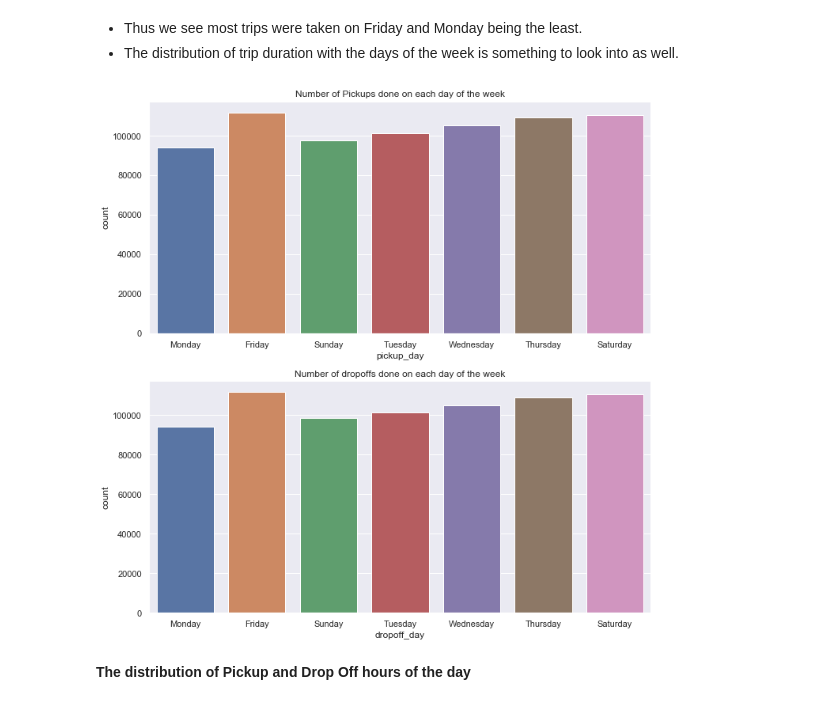
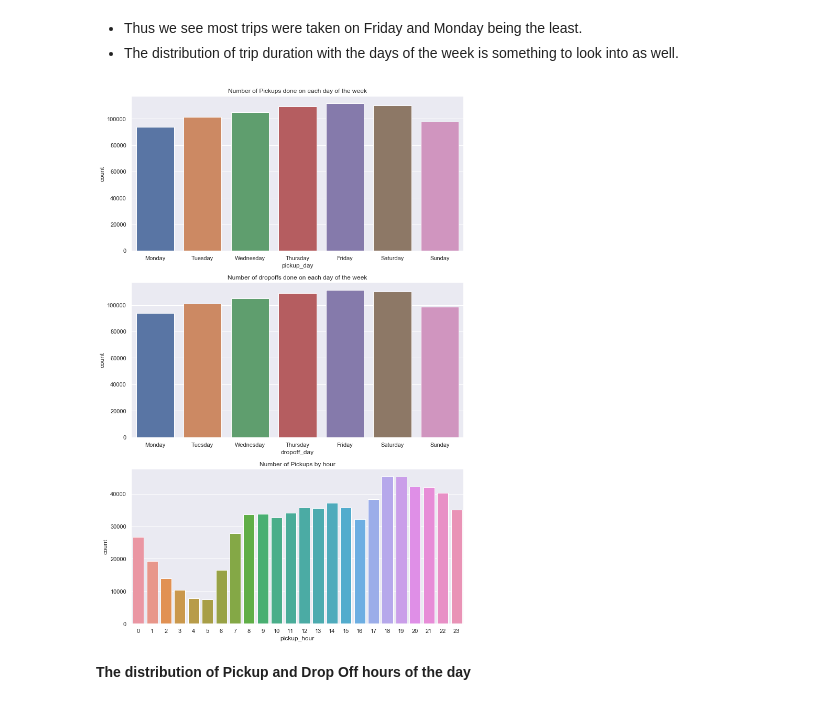
Before and after one commit to kurtsenol/machine-learning, a Jupyter notebook: SupervisedLearning/NYC-trip-duration-analysis.ipynb, the cells around one changed output. Saved outputs shown, nothing was run; the diff lists cells and outputs as text; code cells hidden in the pictures.

Commit message:
NYC taxi trip prediction added

```diff
--- a/SupervisedLearning/NYC-trip-duration-analysis.ipynb
+++ b/SupervisedLearning/NYC-trip-duration-analysis.ipynb
@@ -91,0 +121,2 @@ df['dropoff_datetime']=pd.to_datetime(df['dropoff_datetime'])
+# %%
+df.drop(df[np.abs(df['check_trip_duration'] - df['trip_duration']) > 1].index, inplace=True)
@@ -152,8 +188,8 @@ plt.show()
 - 15–20 hours
 - more than 20 hours
 # %%
-bins=np.array([0,1800,3600,5400,7200,90000])
-df['duration_time']=pd.cut(df.trip_duration,bins,labels=["< 5", "5-10", "10-15","15-20",">20"])
+bins=np.array([0,600,1800,3600, 7200, 90000])
+df['duration_time']=pd.cut(df.trip_duration,bins,labels=["< 10 min", "10-30 min", "30-60 min","1-2 h","> 2 h"])
 # %%
 figure,ax=plt.subplots(figsize=(10,6))
 
@@ -165,5 +201,7 @@ plt.show()
 # %% [markdown]
 * we could also convert columns to log and then check the distributions.
+# %%
+df['log_trip_duration'] = np.log(df['trip_duration'] + 1)
 # %%
 figure,ax=plt.subplots(figsize=(10,6))
 
@@ -195,6 +239,7 @@ It's better to convert these dates into days of the week so a pattern can be fou
 # %%
 df['pickup_day']=df['pickup_datetime'].dt.day_name()
 df['dropoff_day']=df['dropoff_datetime'].dt.day_name()
+df["pickup_hour"]= df['pickup_datetime'].dt.hour
 # %% [markdown]
 * Now lets look at the distribution of the different days of week
 # %%
@@ -212,14 +257,19 @@ Name: pickup_day, dtype: int64
 - Thus we see most trips were taken on Friday and Monday being the least.
 - The distribution of trip duration with the days of the week is something to look into as well.
 # %%
-figure,ax=plt.subplots(nrows=2,ncols=1,figsize=(10,10))
-sns.countplot(x='pickup_day',data=df,ax=ax[0])
+figure,ax=plt.subplots(nrows=3,ncols=1,figsize=(10,15))
+order = ["Monday", "Tuesday", "Wednesday", "Thursday", "Friday", "Saturday", "Sunday"]
+sns.countplot(x='pickup_day',data=df,ax=ax[0], order=order)
 ax[0].set_title('Number of Pickups done on each day of the week')
-sns.countplot(x='dropoff_day',data=df,ax=ax[1])
+sns.countplot(x='dropoff_day',data=df,ax=ax[1], order=order)
 ax[1].set_title('Number of dropoffs done on each day of the week')
+
+sns.countplot(x='pickup_hour',data=df,ax=ax[2])
+ax[2].set_title('Number of Pickups by hour')
+
 plt.tight_layout()
 # %% [output]
-[figure, old version]
+[figure, new version]
 # %% [markdown]
 **The distribution of Pickup and Drop Off hours of the day**
 # %% [markdown]
```
Also changed, not shown: parts of 38 cells of this notebook, 2 other files.
